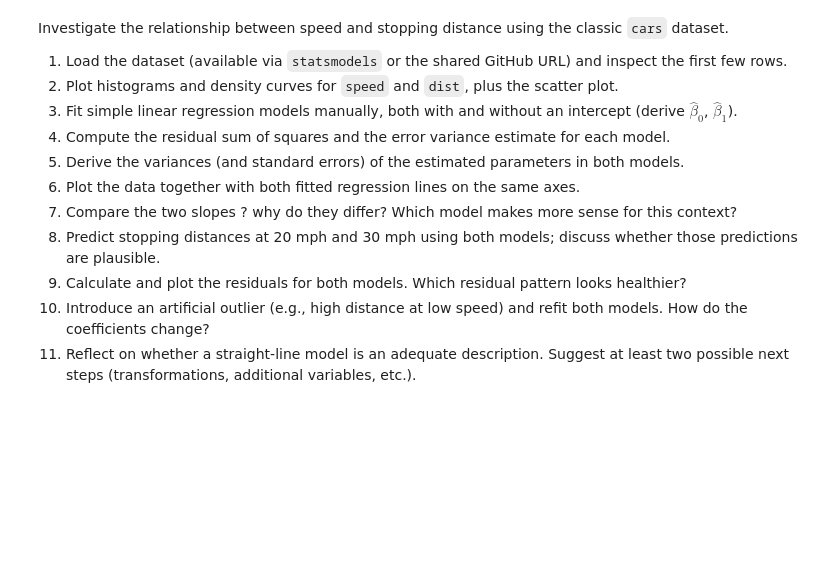
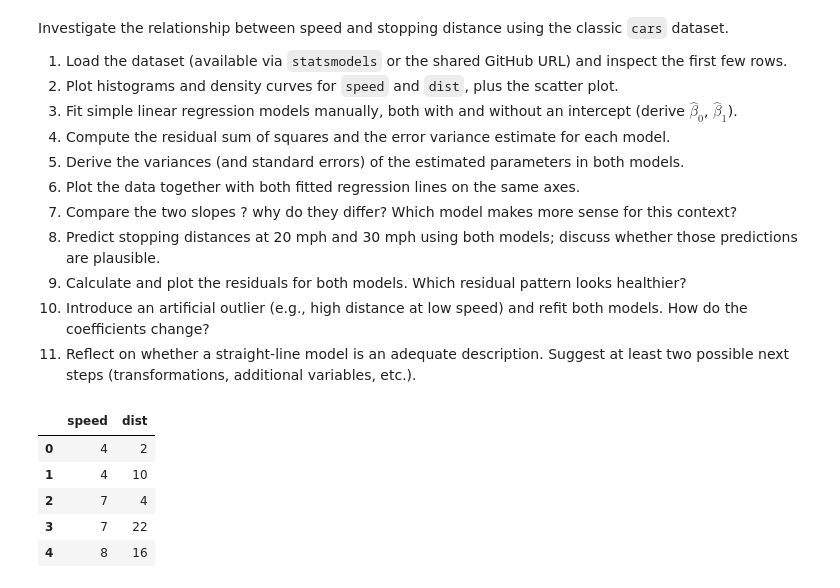
Before and after one commit to francji1/01RAD, a Jupyter notebook: code/01RAD_ex01_python.ipynb, the cells around one changed output. Drawn from its saved outputs; the diff is of its cells as text; code cells hidden in the pictures; blank space fills up the shorter version.

```diff
--- a/code/01RAD_ex01_python.ipynb
+++ b/code/01RAD_ex01_python.ipynb
@@ -279,3 +355,17 @@ Investigate the relationship between speed and stopping distance using the class
 9. Calculate and plot the residuals for both models. Which residual pattern looks healthier?
 10. Introduce an artificial outlier (e.g., high distance at low speed) and refit both models. How do the coefficients change?
 11. Reflect on whether a straight-line model is an adequate description. Suggest at least two possible next steps (transformations, additional variables, etc.).
+# %%
+# Loading the cars dataset from statsmodels
+dataset_cars = sm.datasets.get_rdataset('cars', package='datasets')
+cars_df = dataset_cars.data
+
+# Displaying the first few rows of the dataset
+cars_df.head()
+# %% [output]
+|  | speed | dist |
+| 0 | 4 | 2 |
+| 1 | 4 | 10 |
+| 2 | 7 | 4 |
+| 3 | 7 | 22 |
+| 4 | 8 | 16 |
```
Also changed, not shown: parts of 18 cells of this notebook, 1 other file.
